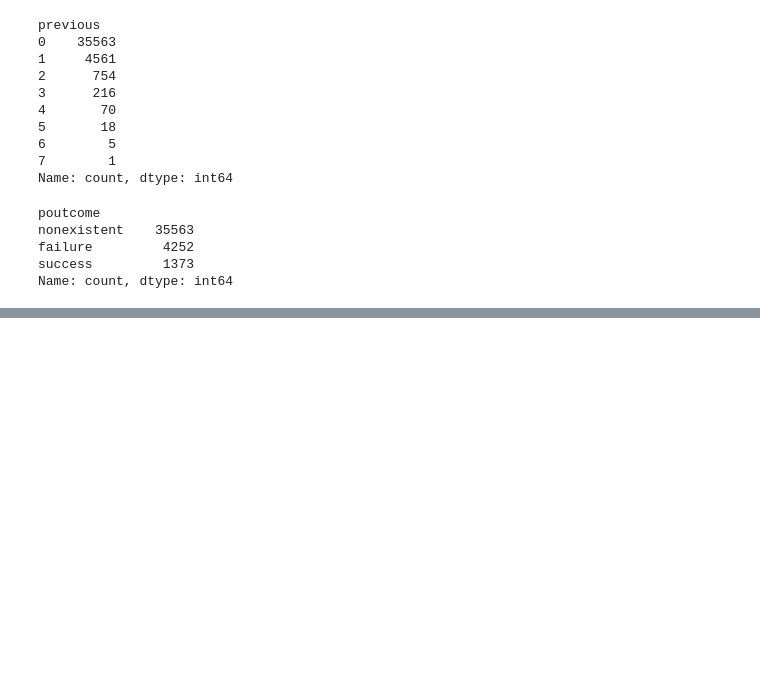
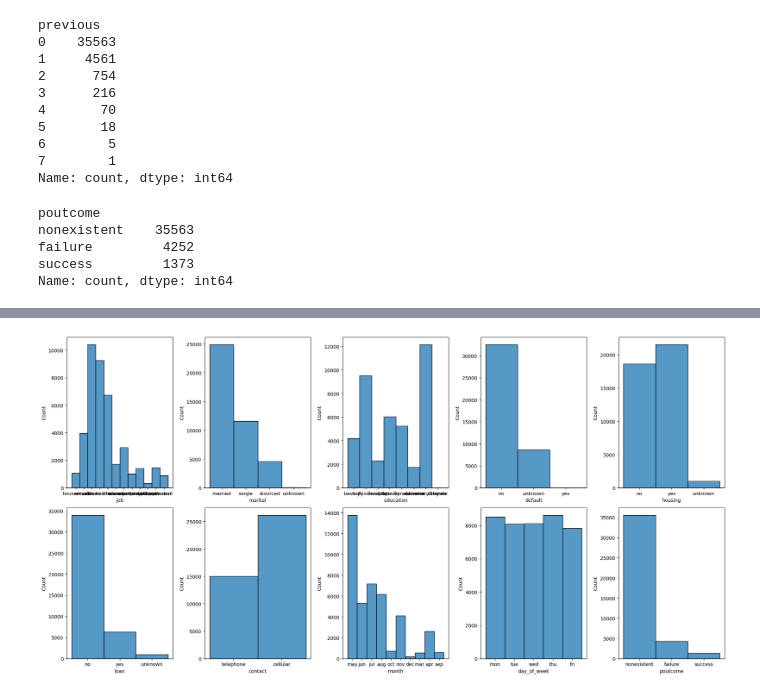
Before and after one commit to 4GeeksAcademy/nicholasdetriologisticregressionproject, a Jupyter notebook: src/explore.ipynb, the cells around one changed output, grey strips where cells are left out. Drawn from its saved outputs; the diff is of its cells as text; code cells hidden in the pictures; blank space fills up the shorter version.

```diff
--- a/src/explore.ipynb
+++ b/src/explore.ipynb
@@ -313,0 +430,24 @@ total_data['emp.var.rate'].value_counts()
+# %%
+categorical_features = ['job', 'marital', 'education', 'default', 'housing', 'loan', 'contact', 'month', 'day_of_week', 'poutcome', ]
+
+fig, axis = plt.subplots(2, 5, figsize = (20, 10))
+
+# Creating a multiple figure with histograms and box plots
+sns.histplot(ax = axis[0, 0], data = total_data, x = "job")
+sns.histplot(ax = axis[0, 1], data = total_data, x = "marital")
+sns.histplot(ax = axis[0, 2], data = total_data, x = "education")
+sns.histplot(ax = axis[0, 3], data = total_data, x = "default")
+sns.histplot(ax = axis[0, 4], data = total_data, x = "housing")
+sns.histplot(ax = axis[1, 0], data = total_data, x = "loan")
+sns.histplot(ax = axis[1, 1], data = total_data, x = "contact")
+sns.histplot(ax = axis[1, 2], data = total_data, x = "month")
+sns.histplot(ax = axis[1, 3], data = total_data, x = "day_of_week")
+sns.histplot(ax = axis[1, 4], data = total_data, x = "poutcome")
+
+# Adjust the layout
+plt.tight_layout()
+
+# Show the plot
+plt.show()
+# %% [output]
+[figure, added]
```
Also changed, not shown: parts of 10 cells of this notebook.
